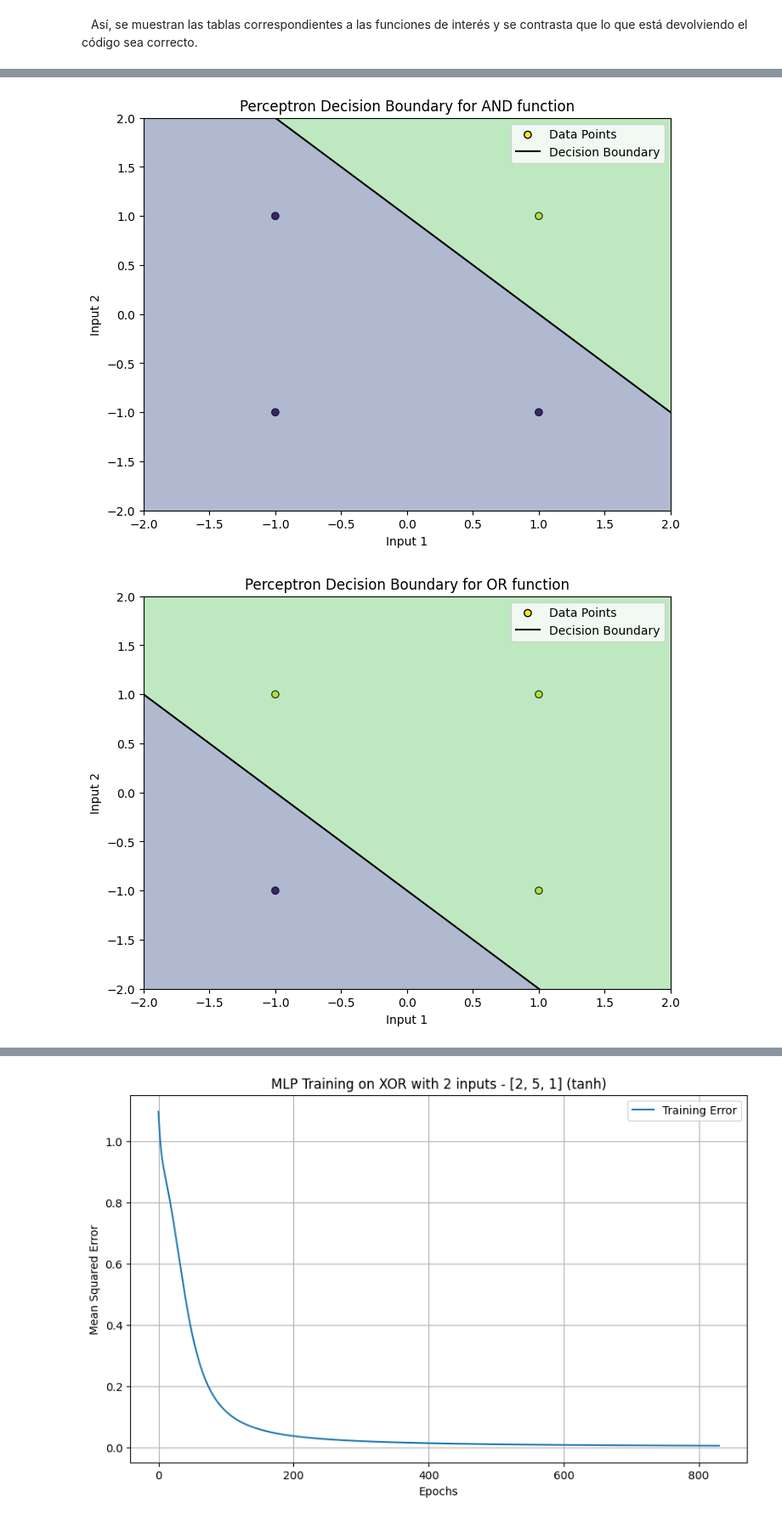
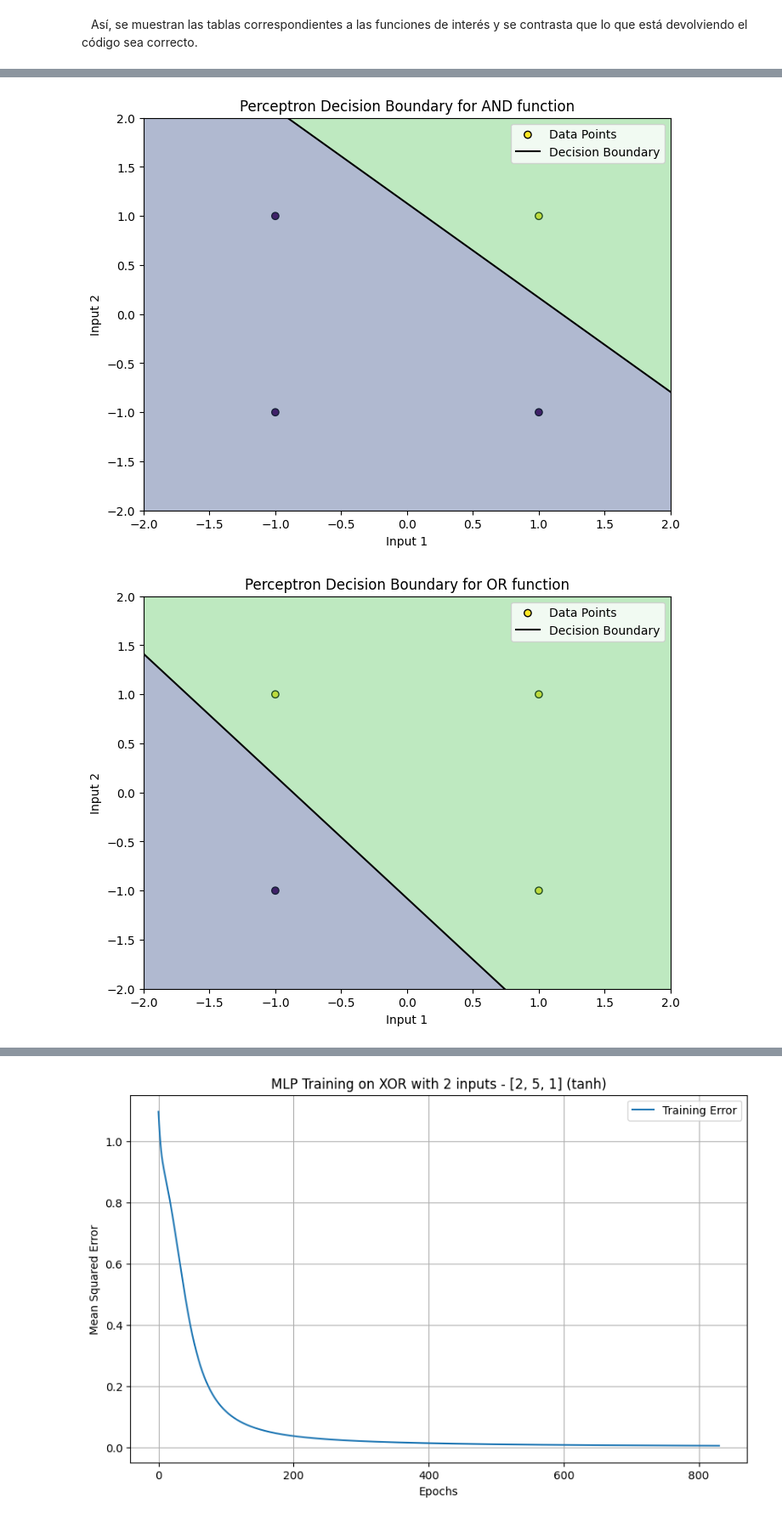
Before and after one commit to felipeperassi/Neural-Networks, a Jupyter notebook: Perceptron/Perceptron.ipynb, the cells around one changed output, grey strips where cells are left out. Shown at 85% size. Drawn from its saved outputs; the diff is of its cells as text; code cells hidden in the pictures.

```diff
--- a/Perceptron/Perceptron.ipynb
+++ b/Perceptron/Perceptron.ipynb
@@ -470,39 +471,37 @@ array([0.01, 0.02, 0.03, 0.04, 0.05, 0.06, 0.07, 0.08, 0.09])
 # %%
 def plot_perceptron(input, target, title) -> None:
     """
     Plots the decision boundary of the trained perceptron along with the data points.
     """
     per = Perceptron()
     per.train(input, target, learning_rate=0.1)
 
     plt.figure(figsize=(8, 6))
 
     # Data points
     plt.scatter(input[:, 0], input[:, 1], c=target, edgecolors='k', label='Data Points')
 
     # Decision boundary
     x = np.linspace(-2, 2, 1000)
     y = np.linspace(-2, 2, 1000)
     XX, YY = np.meshgrid(x, y)
     grid = np.column_stack((XX.ravel(), YY.ravel()))
     Z = per.predict(grid).reshape(XX.shape)
     plt.contourf(XX, YY, Z, levels = [-1, 0, 1], alpha = 0.4, linestyles = 'solid')
 
     # Decision boundary line
-    plt.plot(x, (-per.weights[1] * x - per.weights[0]) / per.weights[1], color = 'black', label = 'Decision Boundary')
+    plt.plot(x, (-per.weights[1] * x - per.weights[0]) / per.weights[2], color='black', label='Decision Boundary')
 
     plt.title(title)
     plt.xlabel("Input 1")
     plt.ylabel("Input 2")
     plt.xlim(-2, 2)
     plt.ylim(-2, 2)
     plt.legend()
     plt.show()
+
+plot_perceptron(X2, YAnd2, "Perceptron Decision Boundary for AND function")
+plot_perceptron(X2, YOr2, "Perceptron Decision Boundary for OR function")
+# %% [output]
+[figure, added]
+[figure, added]
-# %%
-plot_perceptron(X2, YAnd2, "Perceptron Decision Boundary for AND function")
-# %% [output]
-[figure, removed]
-# %%
-plot_perceptron(X2, YOr2, "Perceptron Decision Boundary for OR function")
-# %% [output]
-[figure, removed]
```
Also changed, not shown: parts of 74 cells of this notebook, 1 other file.
